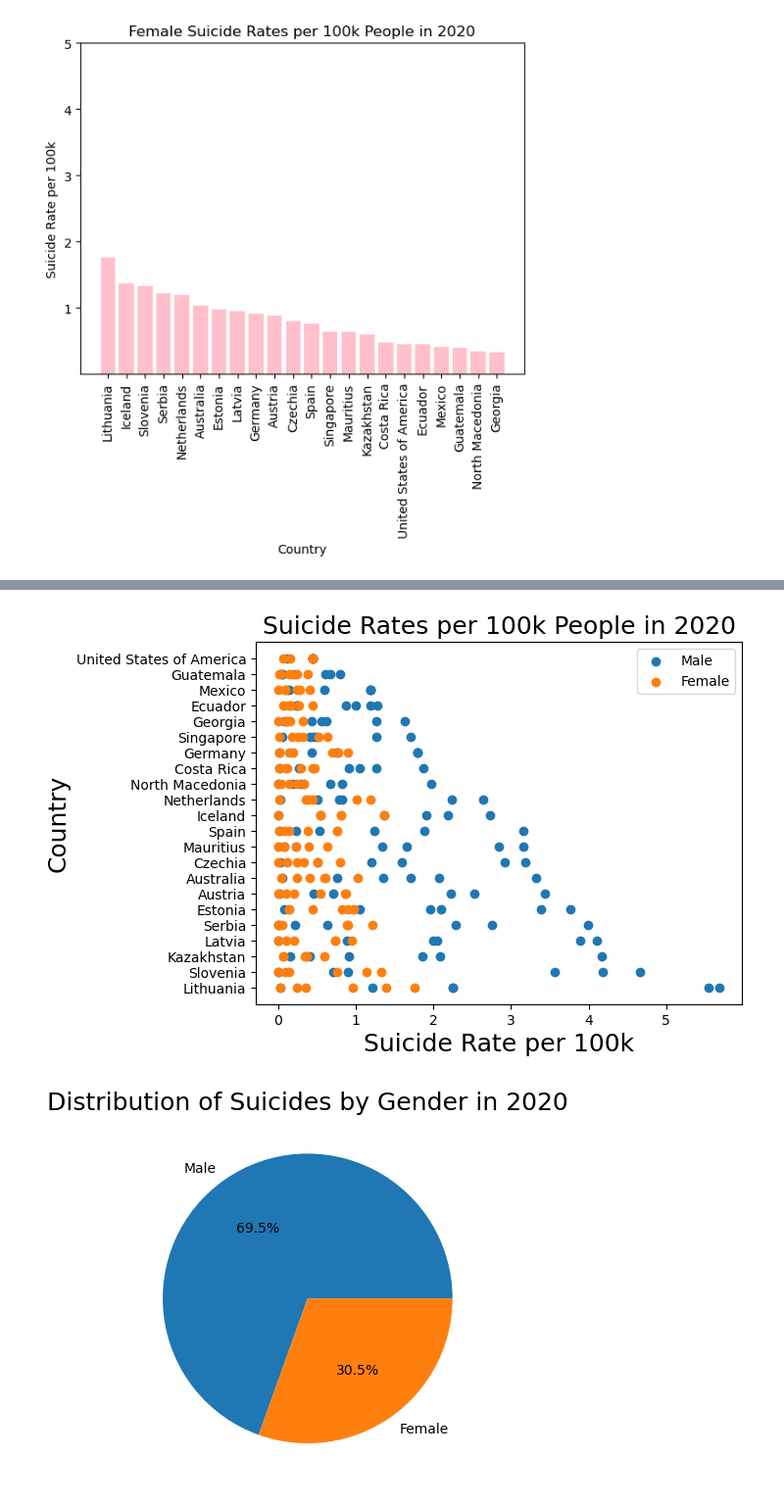
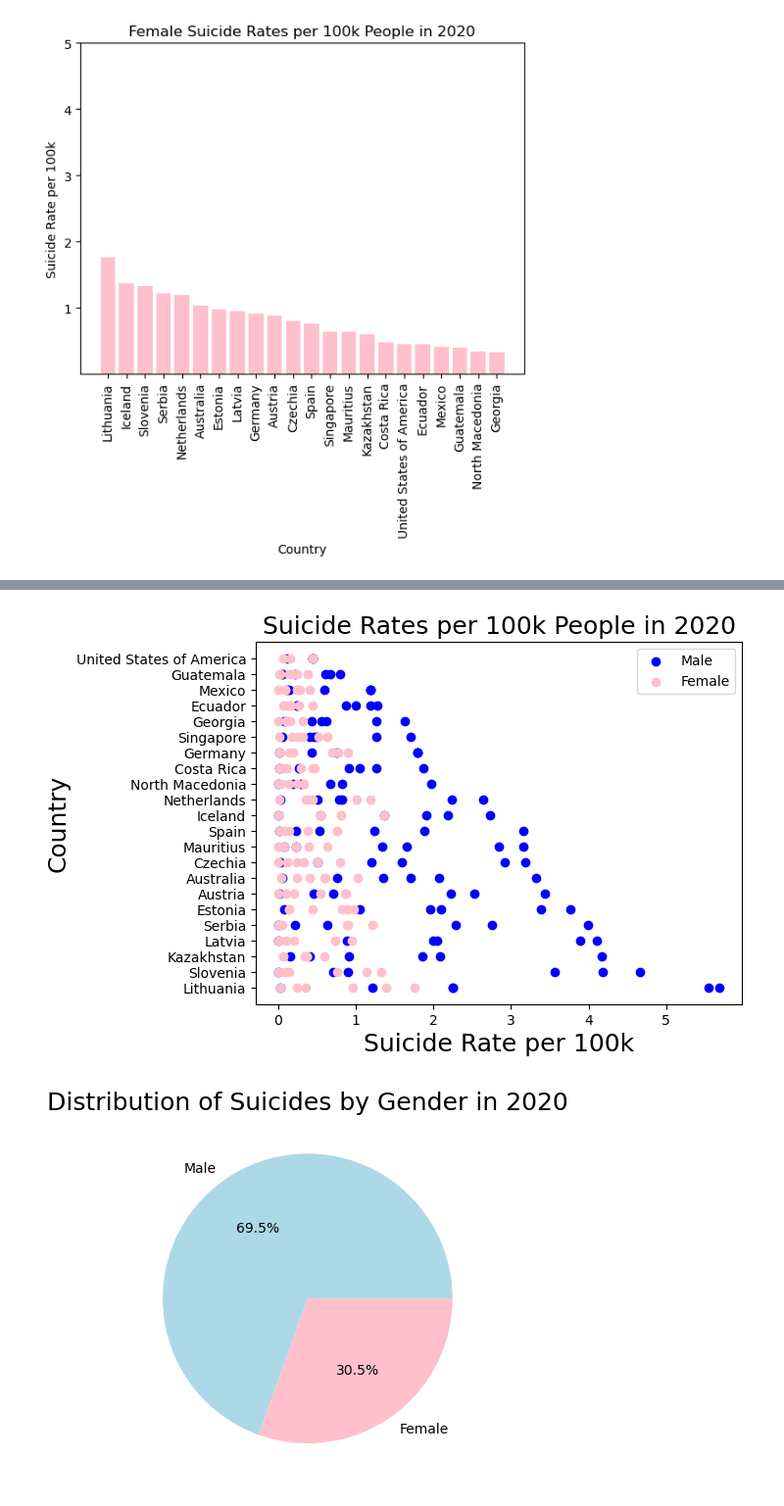
Before and after one commit to kendraliu/Project-One-An-Analysis-of-Suicide-Rate-and-Several-Factors, a Jupyter notebook: Gender Comparison.ipynb, the cells around one changed output, grey strips where cells are left out. Shown at 98% size. Drawn from its saved outputs; the diff is of its cells as text; code cells hidden in the pictures.

```diff
--- a/Gender Comparison.ipynb
+++ b/Gender Comparison.ipynb
@@ -99,22 +99,22 @@ plt.show()
 # %%
 # create scatter plot for male and female suicide rates
-plt.scatter(male_suicide_rates_df['suicide_rate_per_100k'], male_suicide_rates_df['country'], label='Male')
-plt.scatter(female_suicide_rates_df['suicide_rate_per_100k'], female_suicide_rates_df['country'], label='Female')
+plt.scatter(male_suicide_rates_df['suicide_rate_per_100k'], male_suicide_rates_df['country'], label='Male',color='blue')
+plt.scatter(female_suicide_rates_df['suicide_rate_per_100k'], female_suicide_rates_df['country'], label='Female',color='pink')
 plt.legend()
 plt.title('Suicide Rates per 100k People in 2020',fontsize=18)
 plt.xlabel('Suicide Rate per 100k',fontsize=18)
 plt.ylabel('Country',fontsize=18)
 plt.show()
 # %% [output]
-[figure, old version]
+[figure, new version]
 # %%
 # create pie chart for male and female suicide rates
 labels = ['Male', 'Female']
 male_total_suicides = male_suicide_rates_df['suicides_no'].sum()
 female_total_suicides = female_suicide_rates_df['suicides_no'].sum()
 sizes = [male_total_suicides, female_total_suicides]
-plt.pie(sizes, labels=labels, autopct='%1.1f%%')
+plt.pie(sizes, labels=labels, autopct='%1.1f%%',colors=['lightblue','pink'])
 plt.title('Distribution of Suicides by Gender in 2020',fontsize=18)
 plt.show()
 # %% [output]
-[figure, old version]
+[figure, new version]
```
Also changed, not shown: parts of 4 cells of this notebook.
